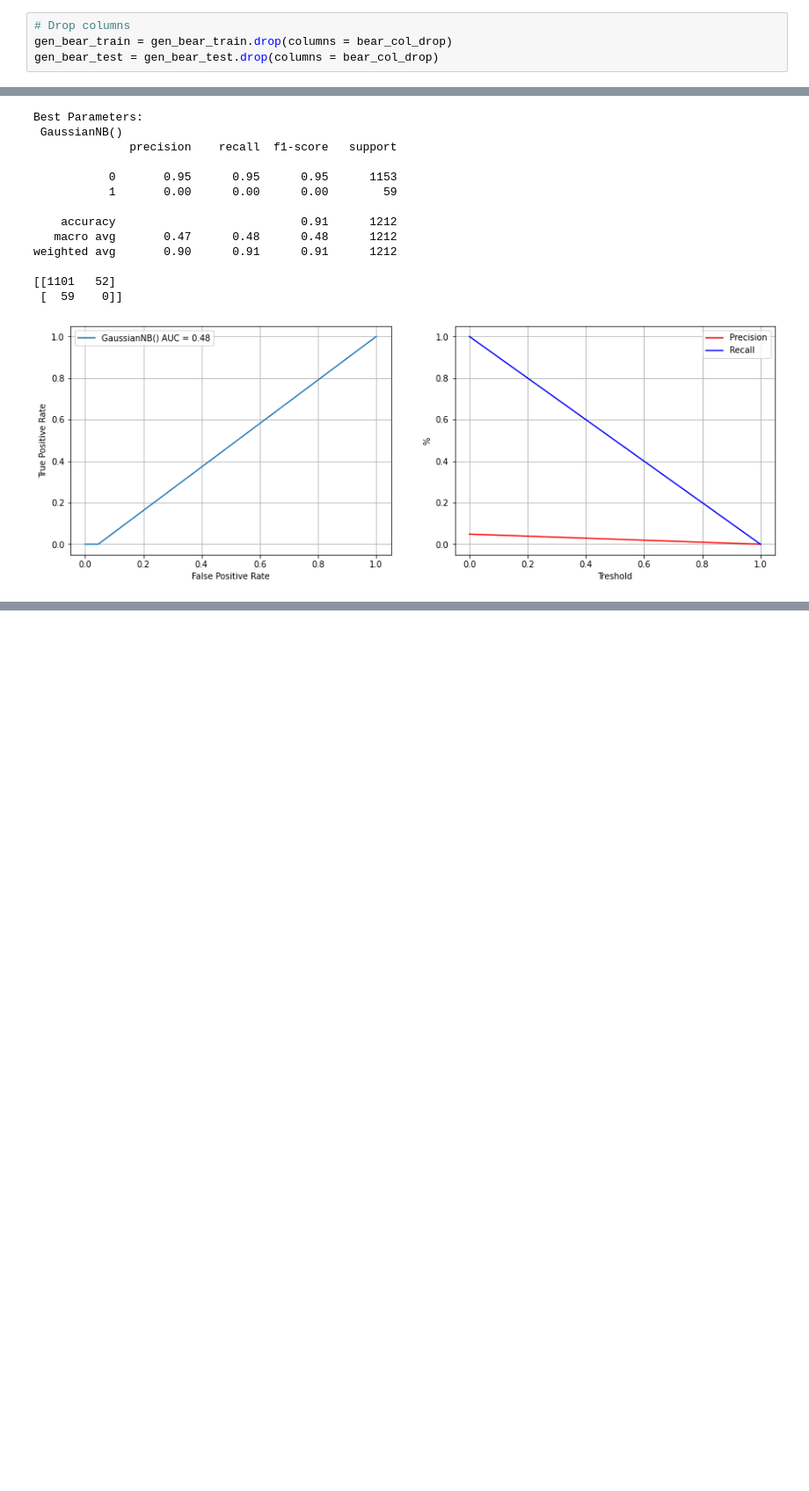
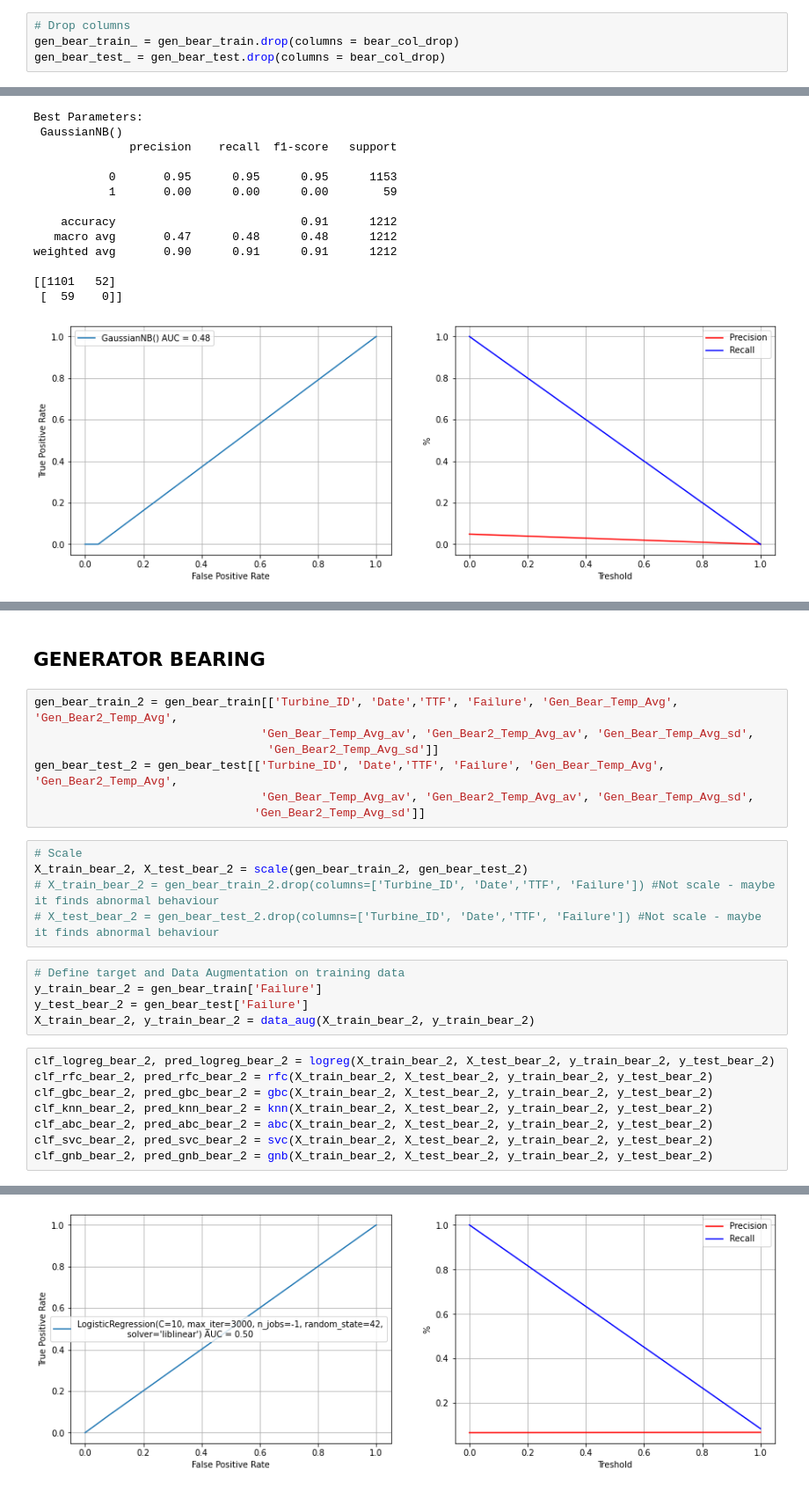
Before and after one commit to GGC17/htw, a Jupyter notebook: notebooks/model_bin_class.ipynb, the cells around one changed output, grey strips where cells are left out. Shown at 88% size. Cells and saved outputs as stored; diff of their text form; blank space fills up the shorter version.

```diff
--- a/notebooks/model_bin_class.ipynb
+++ b/notebooks/model_bin_class.ipynb
@@ -419,7 +424,7 @@ bear_col_drop = ['Gen_RPM_Min', 'Gen_RPM_Min_av', 'Gen_RPM_Min_sd', 'Gen_RPM_Avg
                 'Grd_Busbar_Temp_Avg', 'Grd_Busbar_Temp_Avg_av', 'Grd_Busbar_Temp_Avg_sd']
 # %%
 # Drop columns
-gen_bear_train = gen_bear_train.drop(columns = bear_col_drop)
-gen_bear_test = gen_bear_test.drop(columns = bear_col_drop)
+gen_bear_train_ = gen_bear_train.drop(columns = bear_col_drop)
+gen_bear_test_ = gen_bear_test.drop(columns = bear_col_drop)
 # %%
 # Scale
@@ -939,0 +1083,28 @@ weighted avg       0.90      0.91      0.91      1212
+# %% [markdown]
+## GENERATOR BEARING
+# %%
+gen_bear_train_2 = gen_bear_train[['Turbine_ID', 'Date','TTF', 'Failure', 'Gen_Bear_Temp_Avg', 'Gen_Bear2_Temp_Avg',
+                                 'Gen_Bear_Temp_Avg_av', 'Gen_Bear2_Temp_Avg_av', 'Gen_Bear_Temp_Avg_sd',
+                                  'Gen_Bear2_Temp_Avg_sd']]
+gen_bear_test_2 = gen_bear_test[['Turbine_ID', 'Date','TTF', 'Failure', 'Gen_Bear_Temp_Avg', 'Gen_Bear2_Temp_Avg',
+                                 'Gen_Bear_Temp_Avg_av', 'Gen_Bear2_Temp_Avg_av', 'Gen_Bear_Temp_Avg_sd',
+                                'Gen_Bear2_Temp_Avg_sd']]
+# %%
+# Scale
+X_train_bear_2, X_test_bear_2 = scale(gen_bear_train_2, gen_bear_test_2)
+# X_train_bear_2 = gen_bear_train_2.drop(columns=['Turbine_ID', 'Date','TTF', 'Failure']) #Not scale - maybe it finds abnormal behaviour
+# X_test_bear_2 = gen_bear_test_2.drop(columns=['Turbine_ID', 'Date','TTF', 'Failure']) #Not scale - maybe it finds abnormal behaviour
+# %%
+# Define target and Data Augmentation on training data
+y_train_bear_2 = gen_bear_train['Failure']
+y_test_bear_2 = gen_bear_test['Failure']
+X_train_bear_2, y_train_bear_2 = data_aug(X_train_bear_2, y_train_bear_2)
+# %%
+clf_logreg_bear_2, pred_logreg_bear_2 = logreg(X_train_bear_2, X_test_bear_2, y_train_bear_2, y_test_bear_2)
+clf_rfc_bear_2, pred_rfc_bear_2 = rfc(X_train_bear_2, X_test_bear_2, y_train_bear_2, y_test_bear_2)
+clf_gbc_bear_2, pred_gbc_bear_2 = gbc(X_train_bear_2, X_test_bear_2, y_train_bear_2, y_test_bear_2)
+clf_knn_bear_2, pred_knn_bear_2 = knn(X_train_bear_2, X_test_bear_2, y_train_bear_2, y_test_bear_2)
+clf_abc_bear_2, pred_abc_bear_2 = abc(X_train_bear_2, X_test_bear_2, y_train_bear_2, y_test_bear_2)
+clf_svc_bear_2, pred_svc_bear_2 = svc(X_train_bear_2, X_test_bear_2, y_train_bear_2, y_test_bear_2)
+clf_gnb_bear_2, pred_gnb_bear_2 = gnb(X_train_bear_2, X_test_bear_2, y_train_bear_2, y_test_bear_2)
+# %% [output]
@@ -939,0 +1125 @@ weighted avg       0.90      0.91      0.91      1212
+[figure, added]
```
Also changed, not shown: parts of 42 cells of this notebook.
